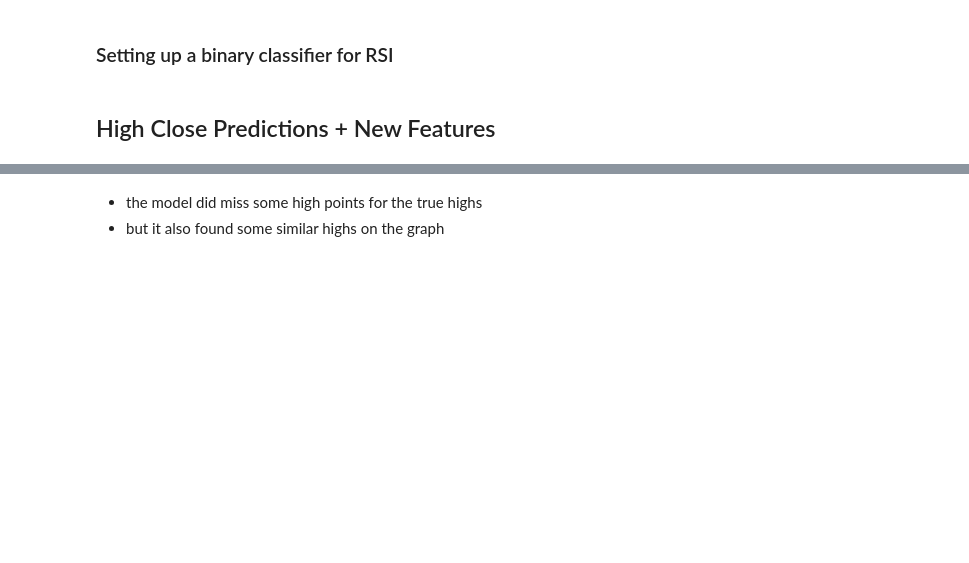
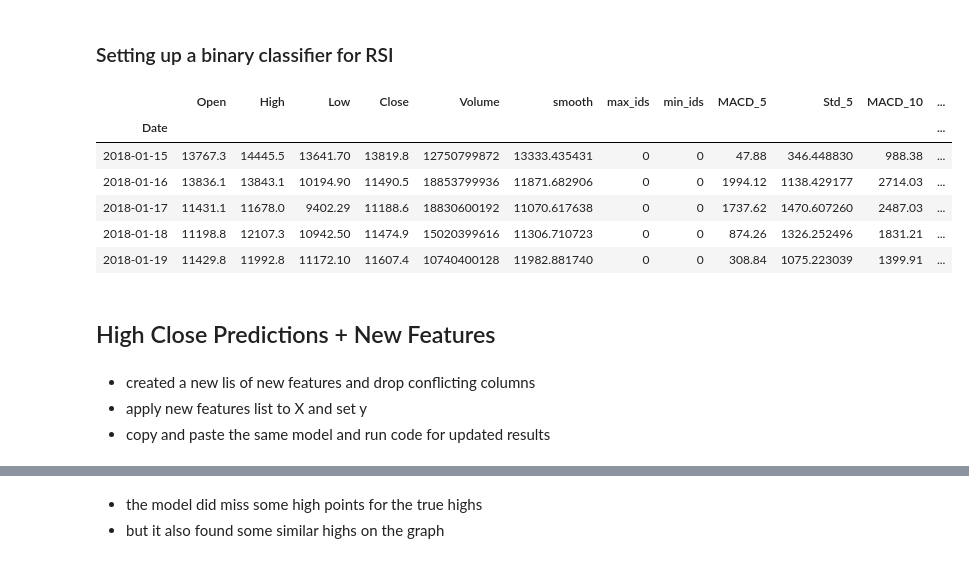
Before and after one commit to anhbiphan/Project_Bitcoin, a Jupyter notebook: BTC-USD_High_Preds.ipynb, the cells around one changed output, grey strips where cells are left out. Saved outputs shown, nothing was run; the diff lists cells and outputs as text; code cells hidden in the pictures; blank space fills up the shorter version.

```diff
--- a/BTC-USD_High_Preds.ipynb
+++ b/BTC-USD_High_Preds.ipynb
@@ -232,7 +288,19 @@ clean_bit.tail()
 # %%
-clean_bit.head(20)
+clean_bit.head()
+# %% [output]
+|  | Open | High | Low | Close | Volume | smooth | max_ids | min_ids | MACD_5 | Std_5 | MACD_10 | ... |
+| Date |  |  |  |  |  |  |  |  |  |  |  | ... |
+| 2018-01-15 | 13767.3 | 14445.5 | 13641.70 | 13819.8 | 12750799872 | 13333.435431 | 0 | 0 | 47.88 | 346.448830 | 988.38 | ... |
+| 2018-01-16 | 13836.1 | 13843.1 | 10194.90 | 11490.5 | 18853799936 | 11871.682906 | 0 | 0 | 1994.12 | 1138.429177 | 2714.03 | ... |
+| 2018-01-17 | 11431.1 | 11678.0 | 9402.29 | 11188.6 | 18830600192 | 11070.617638 | 0 | 0 | 1737.62 | 1470.607260 | 2487.03 | ... |
+| 2018-01-18 | 11198.8 | 12107.3 | 10942.50 | 11474.9 | 15020399616 | 11306.710723 | 0 | 0 | 874.26 | 1326.252496 | 1831.21 | ... |
+| 2018-01-19 | 11429.8 | 11992.8 | 11172.10 | 11607.4 | 10740400128 | 11982.881740 | 0 | 0 | 308.84 | 1075.223039 | 1399.91 | ... |
 # %% [markdown]
 ## High Close Predictions + New Features
+# %% [markdown]
+- created a new lis of new features and drop conflicting columns
+- apply new features list to X and set y
+- copy and paste the same model and run code for updated results
 # %%
 # for the high, we're going to switch our the y(target)
 features_list2 = clean_bit.drop(columns=['Open', 'High', 'Low', 'Close', 'max_ids']).columns.tolist()
```
Also changed, not shown: parts of 31 cells of this notebook, 7 other files.
